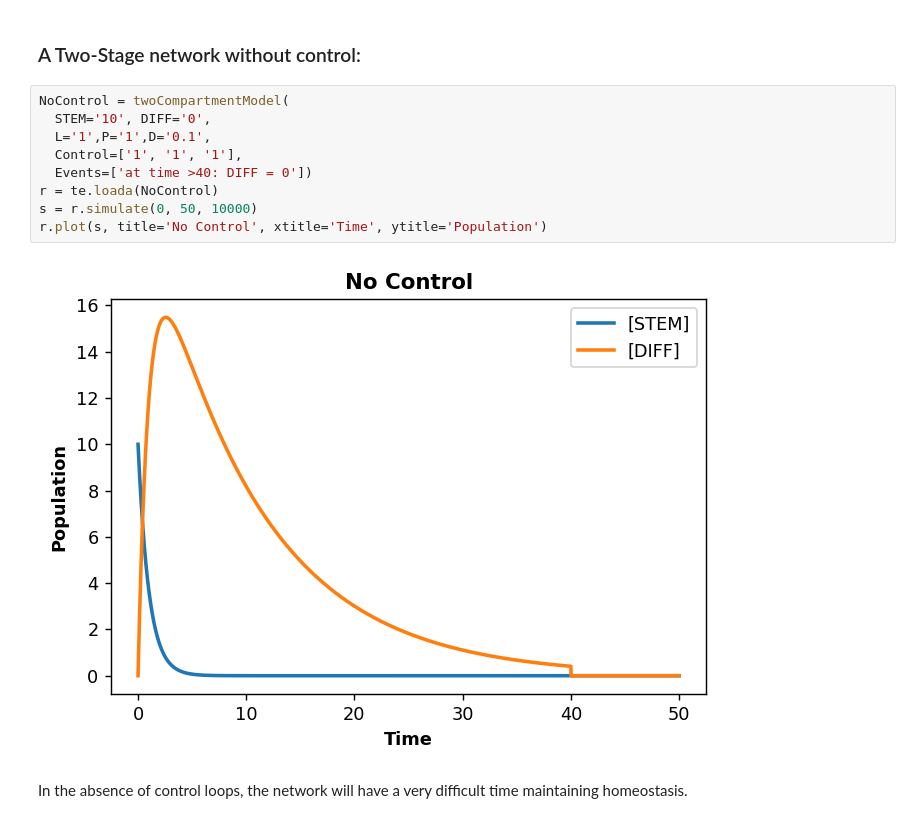
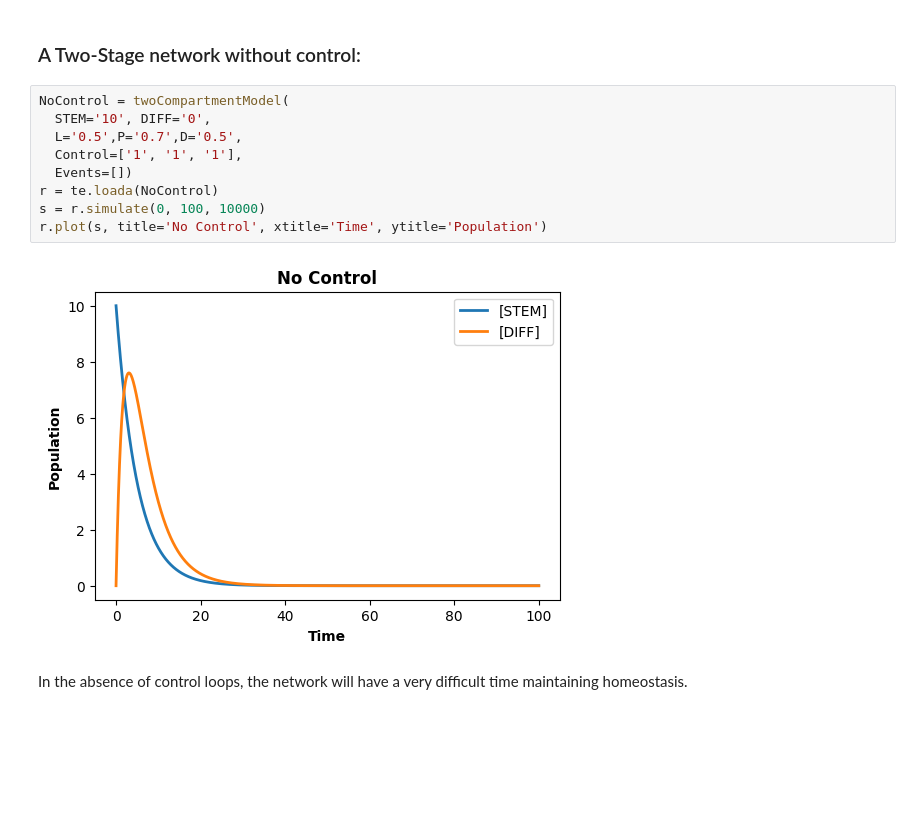
Before and after one commit to GJSeverino/Cell-Lineages, a Jupyter notebook: Nanohub_project.ipynb, the cells around one changed output. Drawn from its saved outputs; the diff is of its cells as text; blank space fills up the shorter version.

```diff
--- a/Nanohub_project.ipynb
+++ b/Nanohub_project.ipynb
@@ -252,14 +659,14 @@ where $x$ is the population of stem cells, $y$ is the population of terminally d
 # %%
 NoControl = twoCompartmentModel(
   STEM='10', DIFF='0',
-  L='1',P='1',D='0.1',
+  L='0.5',P='0.7',D='0.5',
   Control=['1', '1', '1'],
-  Events=['at time >40: DIFF = 0'])
+  Events=[])
 r = te.loada(NoControl)
-s = r.simulate(0, 50, 10000)
+s = r.simulate(0, 100, 10000)
 r.plot(s, title='No Control', xtitle='Time', ytitle='Population')
 # %% [output]
-[figure, old version]
+[figure, new version]
 # %% [markdown]
 In the absence of control loops, the network will have a very difficult time maintaining homeostasis.
 # %% [markdown]
```
Also changed, not shown: parts of 24 cells of this notebook.
